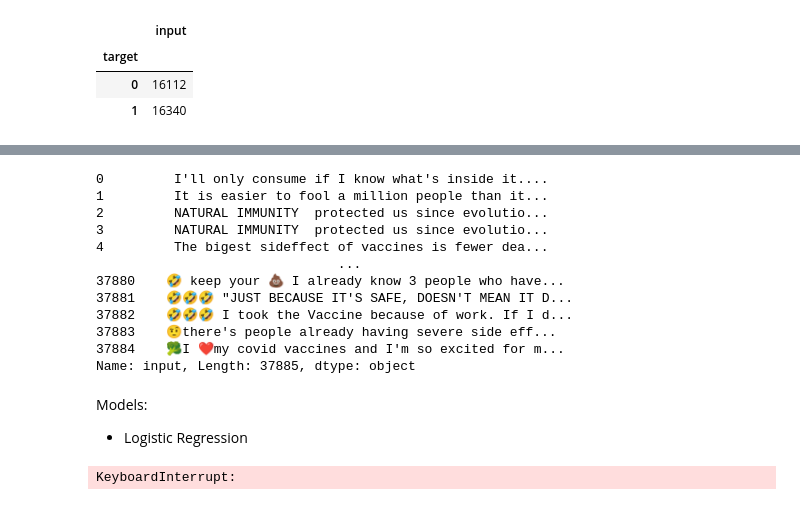
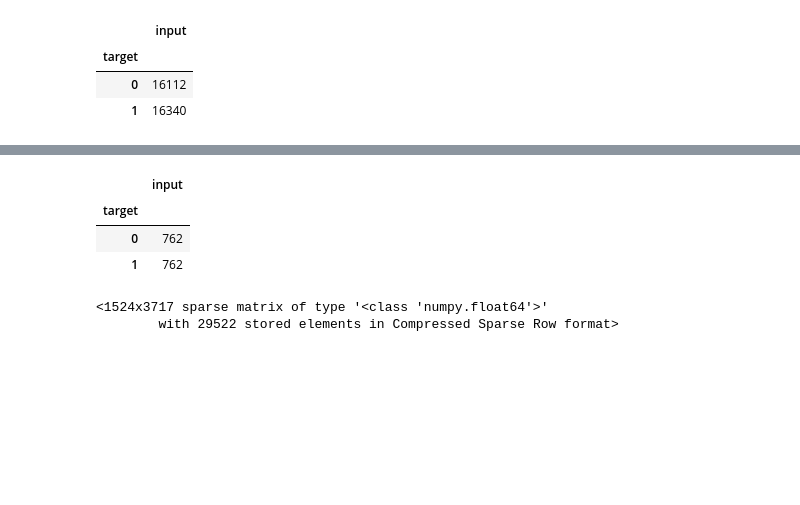
Before and after one commit to Stat-sid/School-work, a Jupyter notebook: DIT867 V23 Applied Machine Learning/Assignments/Assignment 3/A3_AML.ipynb, the cells around one changed output, grey strips where cells are left out. Saved outputs shown, nothing was run; the diff lists cells and outputs as text; code cells hidden in the pictures; blank space fills up the shorter version.

```diff
--- a/DIT867 V23 Applied Machine Learning/Assignments/Assignment 3/A3_AML.ipynb
+++ b/DIT867 V23 Applied Machine Learning/Assignments/Assignment 3/A3_AML.ipynb
@@ -27,3 +42,5 @@ Y_train = train["target"]
+# %%
+test = pd.read_table('a3_test.tsv', names=["target", "input"])
 # %%
 train['target'] = train['target'].apply(find_majority)
 # %%
@@ -62,15 +63,7 @@ train
-# %%
-X_train
-# %% [output]
-0         I'll only consume if I know what's inside it....
-1         It is easier to fool a million people than it...
-2         NATURAL IMMUNITY  protected us since evolutio...
-3         NATURAL IMMUNITY  protected us since evolutio...
-4         The bigest sideffect of vaccines is fewer dea...
-                               ...
-37880    🤣 keep your 💩 I already know 3 people who have...
-37881    🤣🤣🤣 "JUST BECAUSE IT'S SAFE, DOESN'T MEAN IT D...
-37882    🤣🤣🤣 I took the Vaccine because of work. If I d...
-37883    🤨there's people already having severe side eff...
-37884    🥦I ❤my covid vaccines and I'm so excited for m...
-Name: input, Length: 37885, dtype: object
+# %%
+test.groupby(['target']).count()
+# %% [output]
+|  | input |
+| target |  |
+| 0 | 762 |
+| 1 | 762 |
@@ -80,8 +79,5 @@ res = vectorizer.fit_transform(X_train)
-# %% [markdown]
-Models:
-- Logistic Regression
-# %%
-log_reg = LogisticRegression()
-log_reg.fit(res, Y_train)
-# %% [output]
-KeyboardInterrupt:
+# %%
+X_test_vectorized
+# %% [output]
+<1524x3717 sparse matrix of type '<class 'numpy.float64'>'
+        with 29522 stored elements in Compressed Sparse Row format>
```
Also changed, not shown: parts of 29 cells of this notebook, 11 other files.
